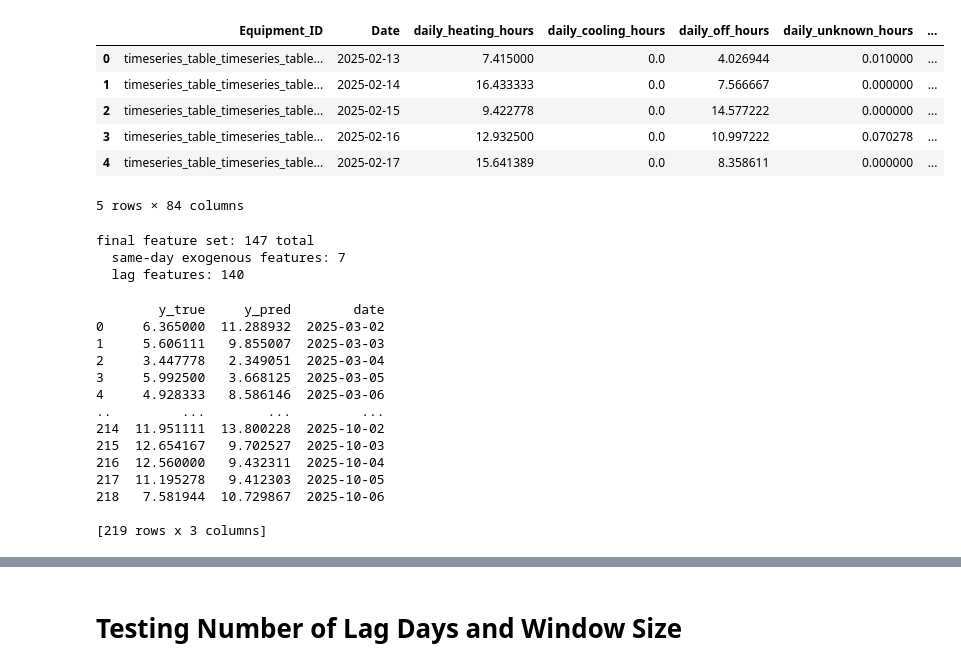
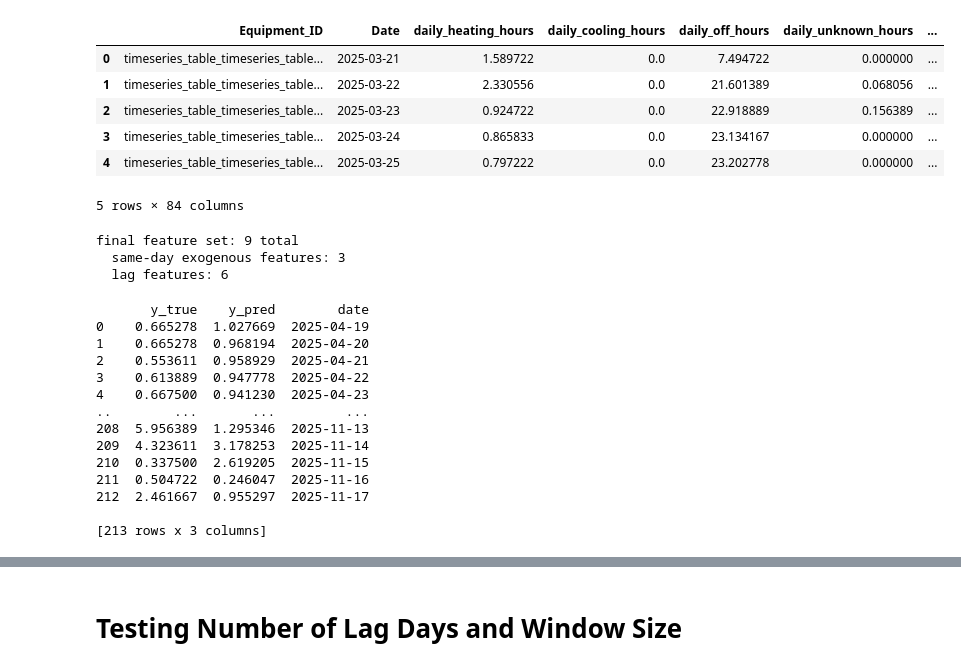
Before and after one commit to Temple-University-CIS-4496/cis-4496-project-hvac, a Jupyter notebook: Code/Modeling/BaseModelNewPreprocessing.ipynb, the cells around one changed output, grey strips where cells are left out. Saved outputs shown, nothing was run; the diff lists cells and outputs as text; code cells hidden in the pictures.

```diff
--- a/Code/Modeling/BaseModelNewPreprocessing.ipynb
+++ b/Code/Modeling/BaseModelNewPreprocessing.ipynb
@@ -2,14 +2,14 @@
 import pandas as pd
 import numpy as np
 # %%
-df = pd.read_csv("C:/Users/coffm/Downloads/CIS4496/thermo-data/processed_daily/timeseries_table_10_daily.csv")
+df = pd.read_csv("C:/Users/coffm/Downloads/CIS4496/thermo-data/processed_daily/timeseries_table_5_daily.csv")
 df.head()
 # %% [output]
 |  | Equipment_ID | Date | daily_heating_hours | daily_cooling_hours | daily_off_hours | daily_unknown_hours | ... |
-| 0 | timeseries_table_timeseries_table... | 2025-02-13 | 7.415000 | 0.0 | 4.026944 | 0.010000 | ... |
-| 1 | timeseries_table_timeseries_table... | 2025-02-14 | 16.433333 | 0.0 | 7.566667 | 0.000000 | ... |
-| 2 | timeseries_table_timeseries_table... | 2025-02-15 | 9.422778 | 0.0 | 14.577222 | 0.000000 | ... |
-| 3 | timeseries_table_timeseries_table... | 2025-02-16 | 12.932500 | 0.0 | 10.997222 | 0.070278 | ... |
-| 4 | timeseries_table_timeseries_table... | 2025-02-17 | 15.641389 | 0.0 | 8.358611 | 0.000000 | ... |
+| 0 | timeseries_table_timeseries_table... | 2025-03-21 | 1.589722 | 0.0 | 7.494722 | 0.000000 | ... |
+| 1 | timeseries_table_timeseries_table... | 2025-03-22 | 2.330556 | 0.0 | 21.601389 | 0.068056 | ... |
+| 2 | timeseries_table_timeseries_table... | 2025-03-23 | 0.924722 | 0.0 | 22.918889 | 0.156389 | ... |
+| 3 | timeseries_table_timeseries_table... | 2025-03-24 | 0.865833 | 0.0 | 23.134167 | 0.000000 | ... |
+| 4 | timeseries_table_timeseries_table... | 2025-03-25 | 0.797222 | 0.0 | 23.202778 | 0.000000 | ... |
 5 rows × 84 columns
 # %%
@@ -63,7 +64,7 @@ df = df[groups == largest_group]
 # %%
 lag_cols_for_shift = [c for c in lag_worthy_features if c in df.columns]
 
-LAG_DAYS = 7
+LAG_DAYS = 1
 
 lags = []
 for i in range(1, LAG_DAYS + 1):
@@ -89,7 +90,7 @@ print(f"\nfinal feature set: {len(final_feature_set)} total")
 print(f"  same-day exogenous features: {len(day_only_feats)}")
 print(f"  lag features: {len(lag_feats)}")
 # %% [output]
-final feature set: 147 total
-  same-day exogenous features: 7
-  lag features: 140
+final feature set: 9 total
+  same-day exogenous features: 3
+  lag features: 6
 # %%
@@ -120,6 +121,7 @@ for end in range(window_size, len(y) - 1 + 1):
     windows.append((X_train, y_train, X_test, y_test, test_date))
 # %%
 from sklearn.linear_model import LinearRegression
+from sklearn.linear_model import Lasso
 from sklearn.preprocessing import StandardScaler
 
 predictions = []
@@ -127,15 +129,20 @@ coefs = []
 
 
 for X_train, y_train, X_test, y_test, test_date in windows:
+
     scaler = StandardScaler()
 
     X_train_scaled = scaler.fit_transform(X_train)
     X_test_scaled = scaler.transform(X_test)
 
-    model = LinearRegression()
+    model = Lasso(alpha = 0.45)
     model.fit(X_train_scaled, y_train)
 
     y_pred = model.predict(X_test_scaled)[0]
+    if y_pred > 24:
+        y_pred = 24
+    elif y_pred < 0:
+        y_pred = 0
 
     predictions.append({
         'y_true': y_test.iloc[0],
@@ -149,20 +156,20 @@ avg_coef = np.mean(coefs, axis=0)
 pred_df = pd.DataFrame(predictions)
 print(pred_df)
 # %% [output]
-        y_true     y_pred        date
-0     6.365000  11.288932  2025-03-02
-1     5.606111   9.855007  2025-03-03
-2     3.447778   2.349051  2025-03-04
-3     5.992500   3.668125  2025-03-05
-4     4.928333   8.586146  2025-03-06
-..         ...        ...         ...
-214  11.951111  13.800228  2025-10-02
-215  12.654167   9.702527  2025-10-03
-216  12.560000   9.432311  2025-10-04
-217  11.195278   9.412303  2025-10-05
-218   7.581944  10.729867  2025-10-06
+       y_true    y_pred        date
+0    0.665278  1.027669  2025-04-19
+1    0.665278  0.968194  2025-04-20
+2    0.553611  0.958929  2025-04-21
+3    0.613889  0.947778  2025-04-22
+4    0.667500  0.941230  2025-04-23
+..        ...       ...         ...
+208  5.956389  1.295346  2025-11-13
+209  4.323611  3.178253  2025-11-14
+210  0.337500  2.619205  2025-11-15
+211  0.504722  0.246047  2025-11-16
+212  2.461667  0.955297  2025-11-17
 
-[219 rows x 3 columns]
+[213 rows x 3 columns]
 # %%
 from sklearn.metrics import mean_squared_error
 
```
Also changed, not shown: parts of 29 cells of this notebook.
